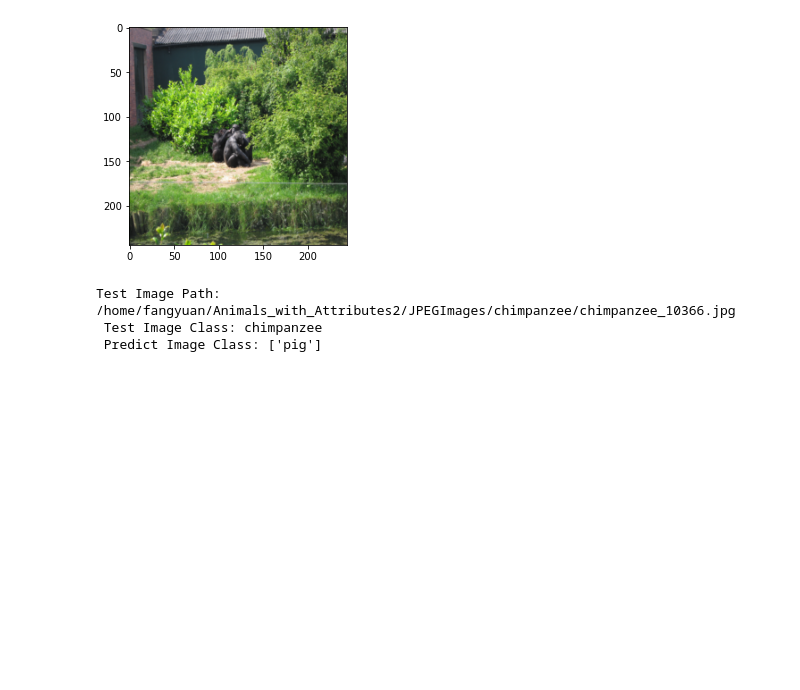
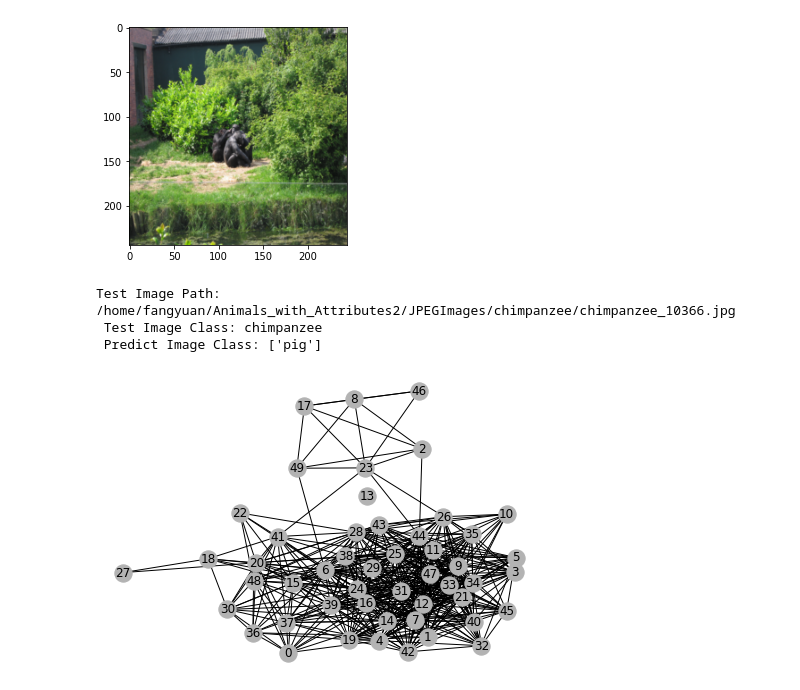
Before and after one commit to Candy-Robot/zsl-1, a Jupyter notebook: awa2_zsl.ipynb, the cells around one changed output. Drawn from its saved outputs; the diff is of its cells as text; code cells hidden in the pictures; blank space fills up the shorter version.

```diff
--- a/awa2_zsl.ipynb
+++ b/awa2_zsl.ipynb
@@ -25,3 +27,8 @@ print(result)
 Test Image Path: /home/fangyuan/Animals_with_Attributes2/JPEGImages/chimpanzee/chimpanzee_10366.jpg
  Test Image Class: chimpanzee
  Predict Image Class: ['pig']
+# %%
+g = build_graph_on_predicates_above_average()
+draw_graph(g)
+# %% [output]
+[figure, added]
```
Also changed, not shown: parts of 5 cells of this notebook, 6 other files.
